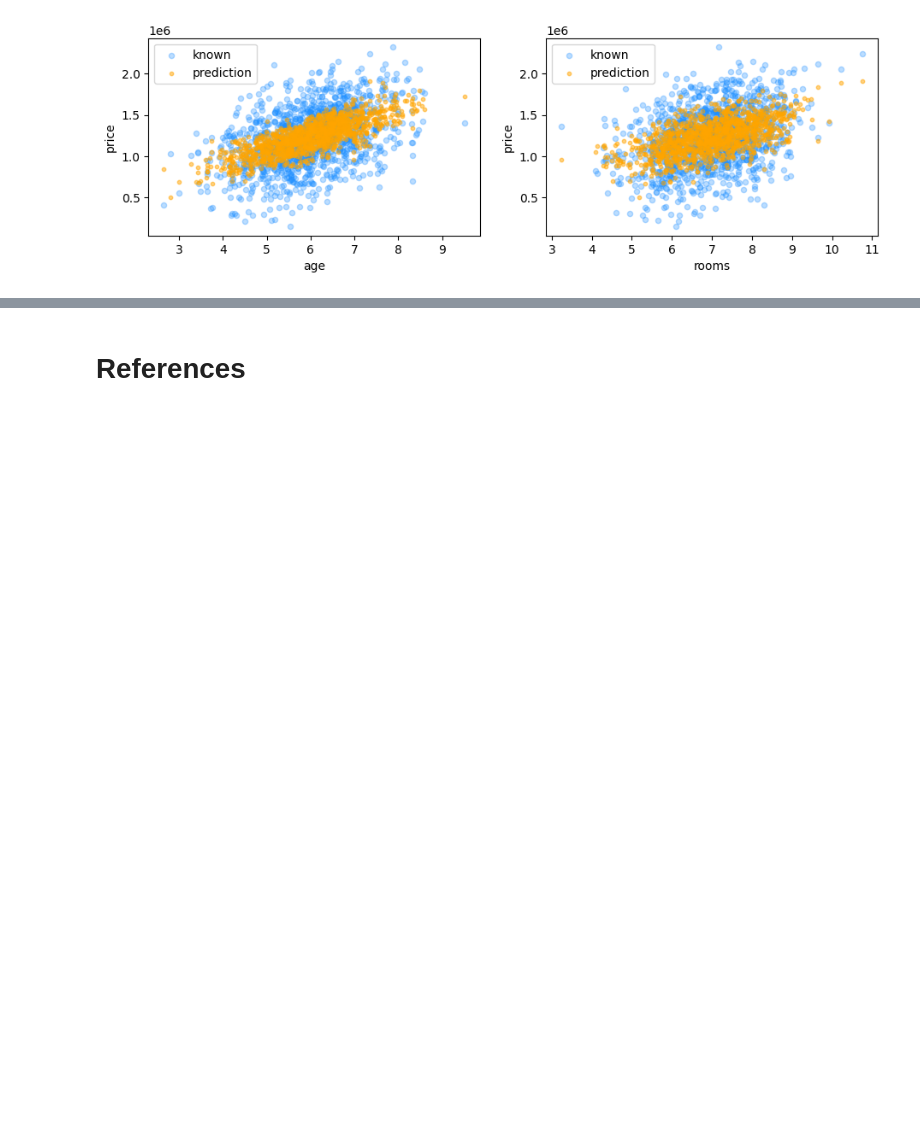
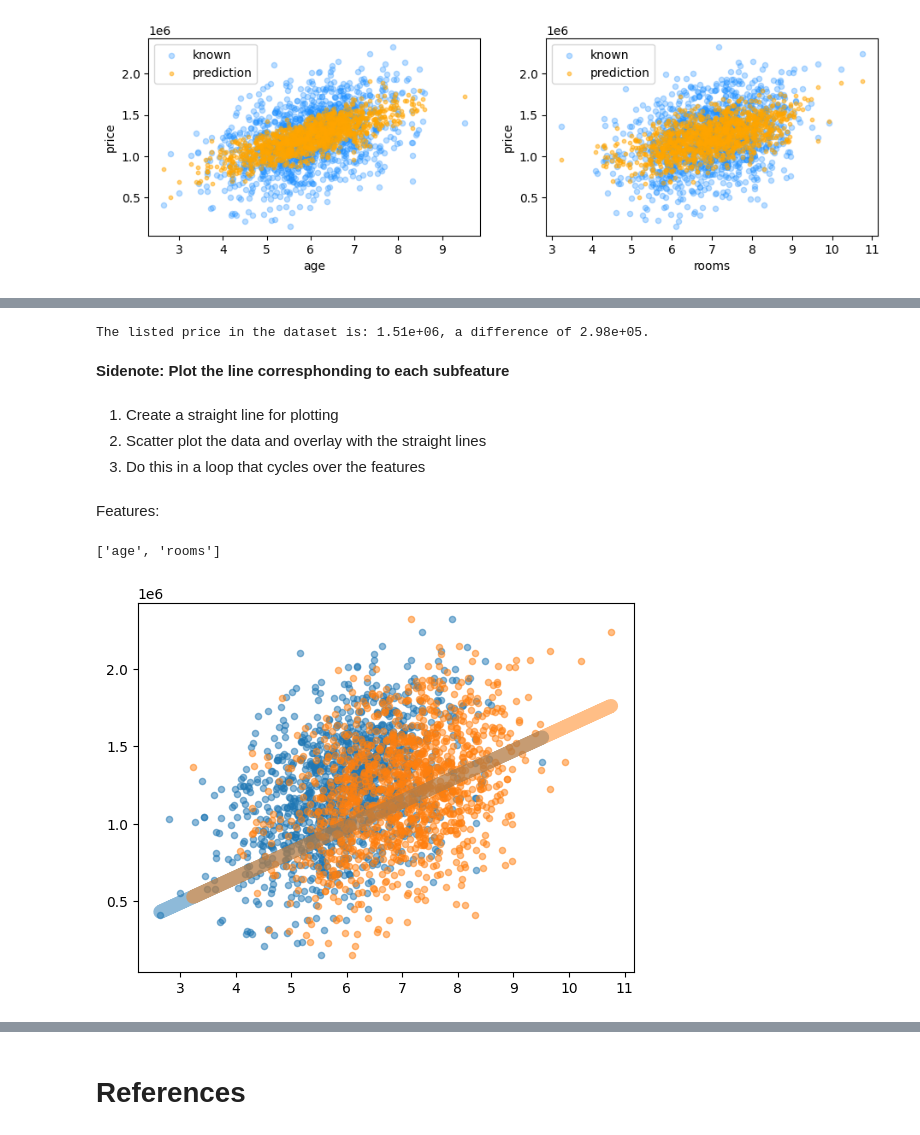
Before and after one commit to nguyenlamminhhoa/Numerical_computing_with_Python, a Jupyter notebook: Machine Learning/Shallow learning/Repeat SL.ipynb, the cells around one changed output, grey strips where cells are left out. Saved outputs shown, nothing was run; the diff lists cells and outputs as text; code cells hidden in the pictures; blank space fills up the shorter version.

Commit message:
Model from five features

```diff
--- a/Machine Learning/Shallow learning/Repeat SL.ipynb
+++ b/Machine Learning/Shallow learning/Repeat SL.ipynb
@@ -472,0 +535,29 @@ plot_features(feature_list=two_features, feature_df=features_test, target=target
+# %%
+actual_price = housing["price"].iloc[0]
+
+print(f'The listed price in the dataset is: {actual_price:0.2e}, '\
+      f'a difference of {actual_price-predicted_price:0.2e}.')
+# %% [output]
+The listed price in the dataset is: 1.51e+06, a difference of 2.98e+05.
+# %% [markdown]
+**Sidenote: Plot the line corresphonding to each subfeature**
+# %% [markdown]
+1. Create a straight line for plotting
+2. Scatter plot the data and overlay with the straight lines
+3. Do this in a loop that cycles over the features
+# %% [markdown]
+Features:
+# %%
+two_features
+# %% [output]
+['age', 'rooms']
+# %%
+plt.figure()
+
+for observable in two_features:
+    observable_line = (model.coef_[0] * features_test[observable])
+
+    plt.scatter(features_test[observable], target_test, s=20, alpha=0.5)
+    plt.plot(features_test[observable], observable_line, linewidth=10, alpha=0.5, linestyle='solid')
+# %% [output]
+[figure, added]
```
Also changed, not shown: parts of 36 cells of this notebook.
